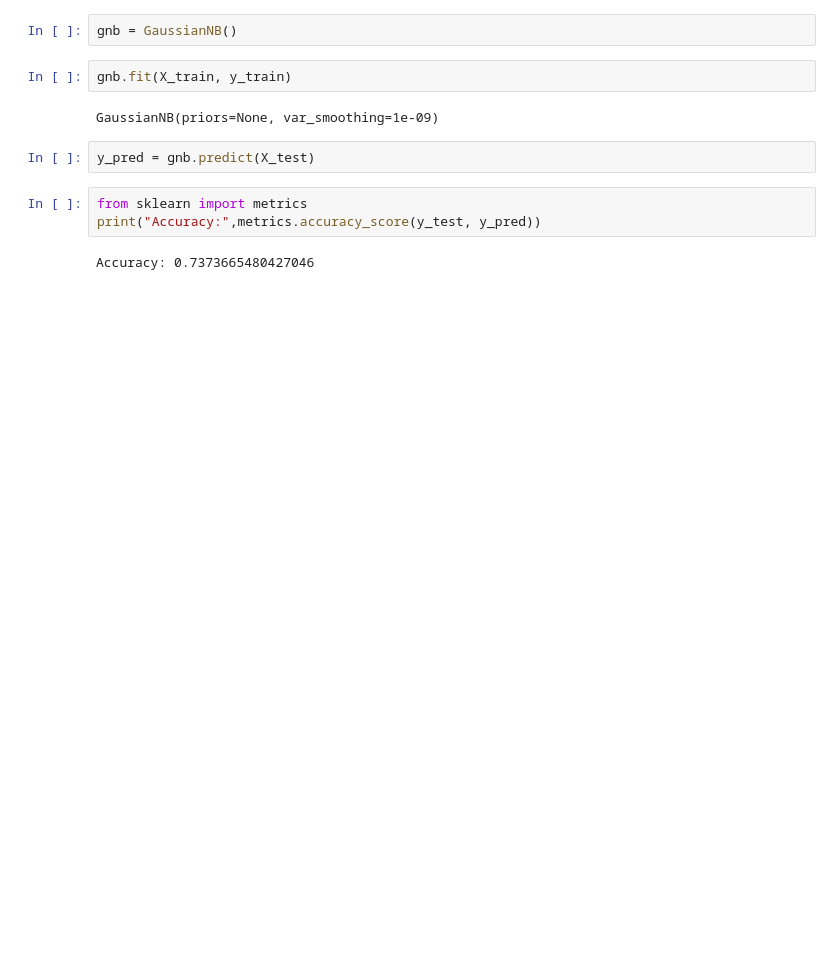
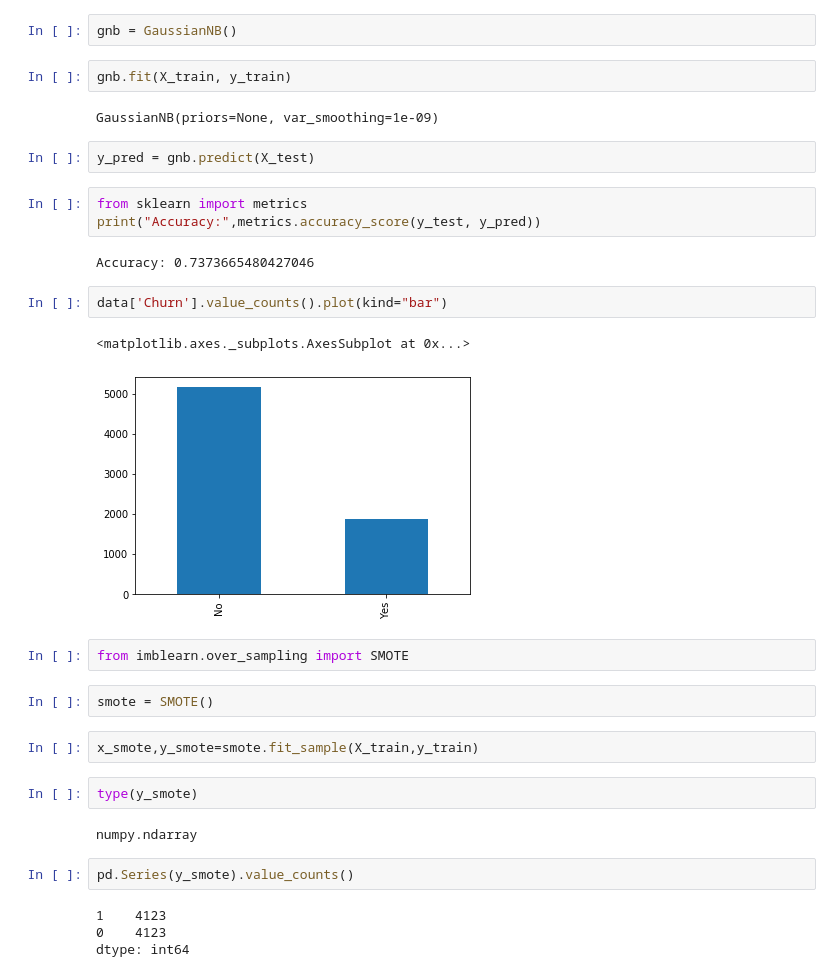
Before and after one commit to haythemmz/churn_prediction, a Jupyter notebook: EDA.ipynb, the cells around one changed output. Drawn from its saved outputs; the diff is of its cells as text; blank space fills up the shorter version.

```diff
--- a/EDA.ipynb
+++ b/EDA.ipynb
@@ -630,3 +666,24 @@ from sklearn import metrics
 print("Accuracy:",metrics.accuracy_score(y_test, y_pred))
 # %% [output]
 Accuracy: 0.7373665480427046
+# %%
+data['Churn'].value_counts().plot(kind="bar")
+# %% [output]
+<matplotlib.axes._subplots.AxesSubplot at 0x...>
+[figure, added]
+# %%
+from imblearn.over_sampling import SMOTE
+# %%
+smote = SMOTE()
+# %%
+x_smote,y_smote=smote.fit_sample(X_train,y_train)
+# %%
+type(y_smote)
+# %% [output]
+numpy.ndarray
+# %%
+pd.Series(y_smote).value_counts()
+# %% [output]
+1    4123
+0    4123
+dtype: int64
```
Also changed, not shown: parts of 33 cells of this notebook.
